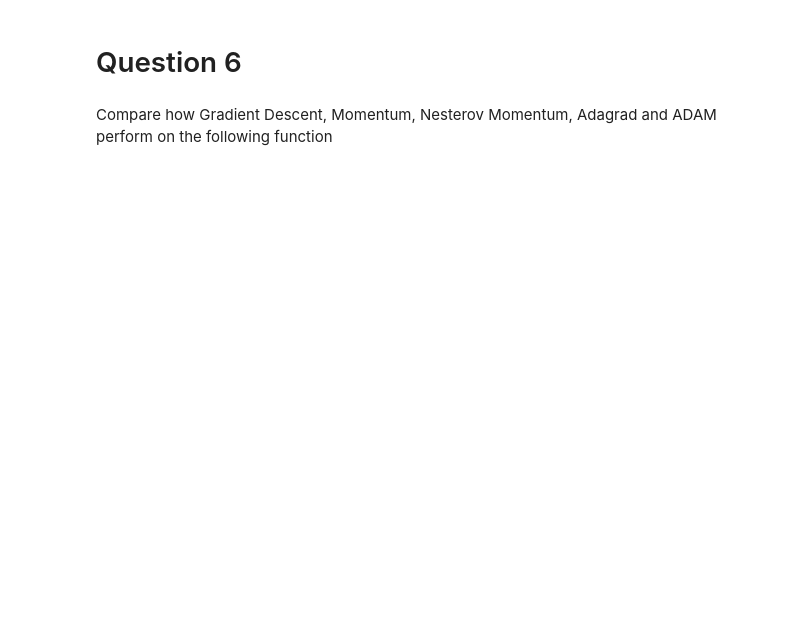
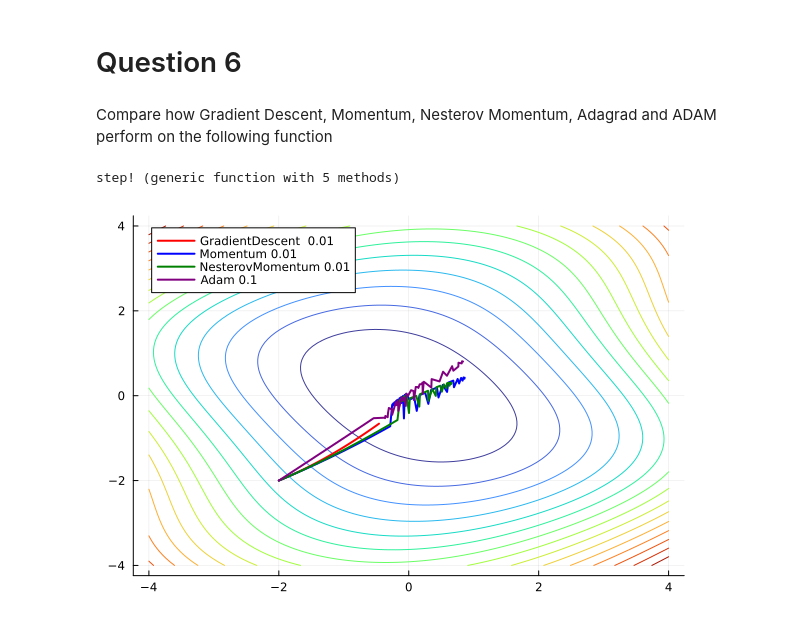
Before and after one commit to nguyenluan3017/HPC, a Jupyter notebook: Opt/Tutorial10.ipynb, the cells around one changed output. Cells and saved outputs as stored; diff of their text form; code cells hidden in the pictures; blank space fills up the shorter version.

```diff
--- a/Opt/Tutorial10.ipynb
+++ b/Opt/Tutorial10.ipynb
@@ -229,29 +233,47 @@ end
 
 # Implement this function
 function step!(self::Adam, df, current_point)
+    gradient = df(current_point...)
+    new_v = self.decay_v * self.v + (1 - self.decay_v) * gradient
+    new_s = self.decay_s * self.s + (1 - self.decay_s) * (gradient .* gradient)
 
+    v_hat = new_v / (1 - self.decay_v)
+    s_hat = new_s / (1 - self.decay_s)
+
+    self.v = new_v
+    self.s = new_s
+    self.counter += 1
+
+    return current_point - self.learning_rate * v_hat ./ (self.epsilon .+ sqrt.(s_hat))
 end
+# %% [output]
+step! (generic function with 5 methods)
 # %%
 f(x,y) = x^2 + y^2 + x*sin(y)
-df(x,y) = [#partial derivatives in here!]
+df(x,y) = [
+    2x + sin(y);
+    2y + x*cos(y)
+]
 
 xDomain = range(-4, 4, length=100)
 yDomain = range(-4, 4, length=100)
 zFill = @. f(xDomain', yDomain)
 
 # Tuple to store different descent methods which is looped through and plotted
 # Format for tuple is {descent type, label for graph, colour for graph,
 #                      number of steps, starting point}
 descent_methods = Tuple{DescentMethod, String, String, Int, VecE2{Float64}}[]
 push!(descent_methods, (GradientDescent(0.01), "GradientDescent  0.01", "red", 50, (-2,-2)))
 push!(descent_methods, (Momentum(0.01,0.9,zeros(2)), "Momentum 0.01", "blue", 50, (-2,-2)))
 push!(descent_methods, (NesterovMomentum(0.01,0.9,zeros(2)), "NesterovMomentum 0.01", "green", 50, (-2,-2)))
 push!(descent_methods, (Adam(0.1, 0.9, 0.9, 1e-8, 0, zeros(2), zeros(2)), "Adam 0.1", "purple",50,(-2,-2)))
 
 plots = contour(xDomain, yDomain, zFill,cbar=false,color=:turbo,lw=1)
 
 for (descent_method, name, color, number_of_steps,initial_point) in descent_methods
     pointsX, pointsY = run_descent_method(descent_method, initial_point, number_of_steps, f, df)
     plot!(pointsX, pointsY, seriestype=:line, linecolor=color, label=name, linewidth=2)
 end
 plot(plots)
+# %% [output]
+[figure, added]
```
Also changed, not shown: parts of 7 cells of this notebook.
